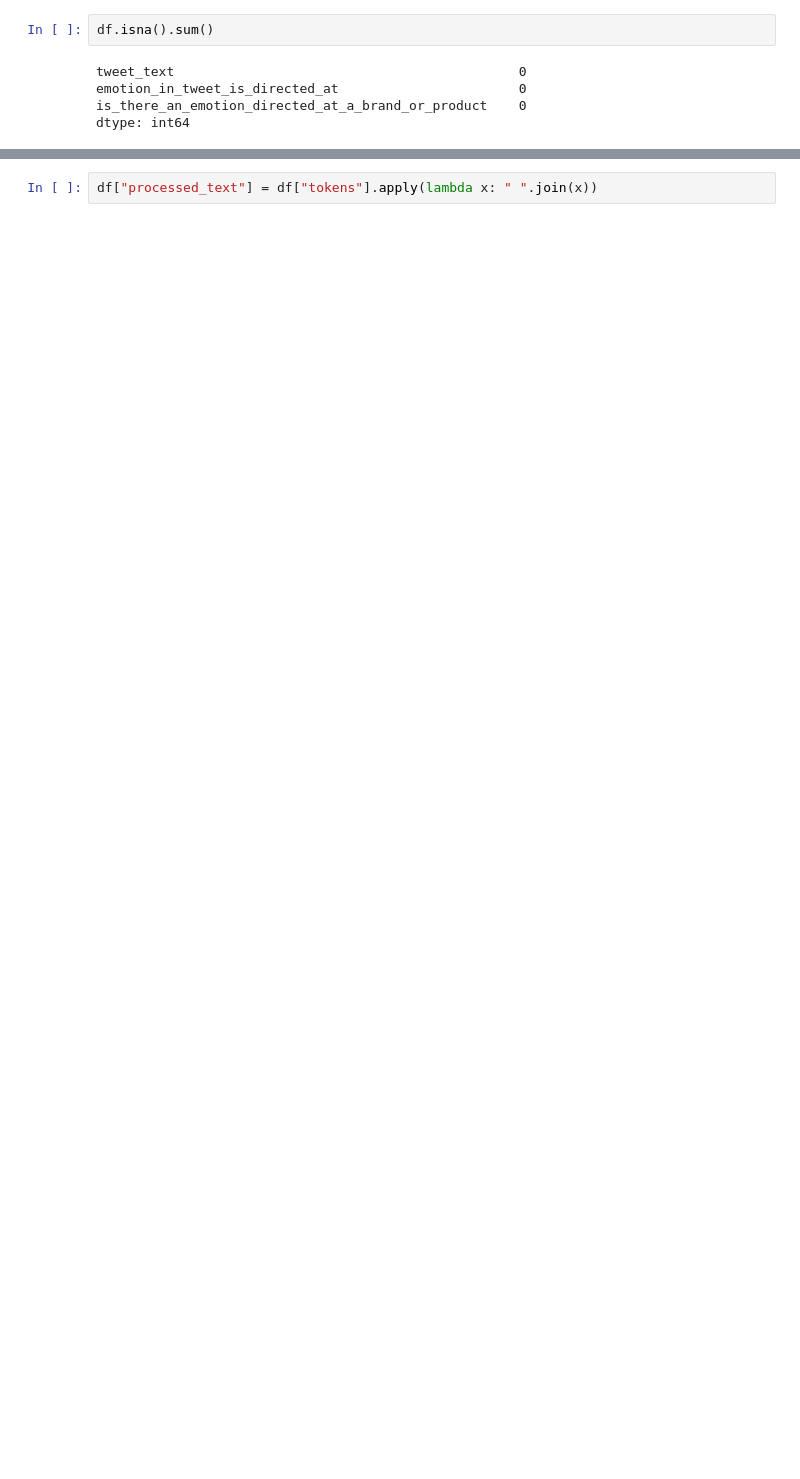
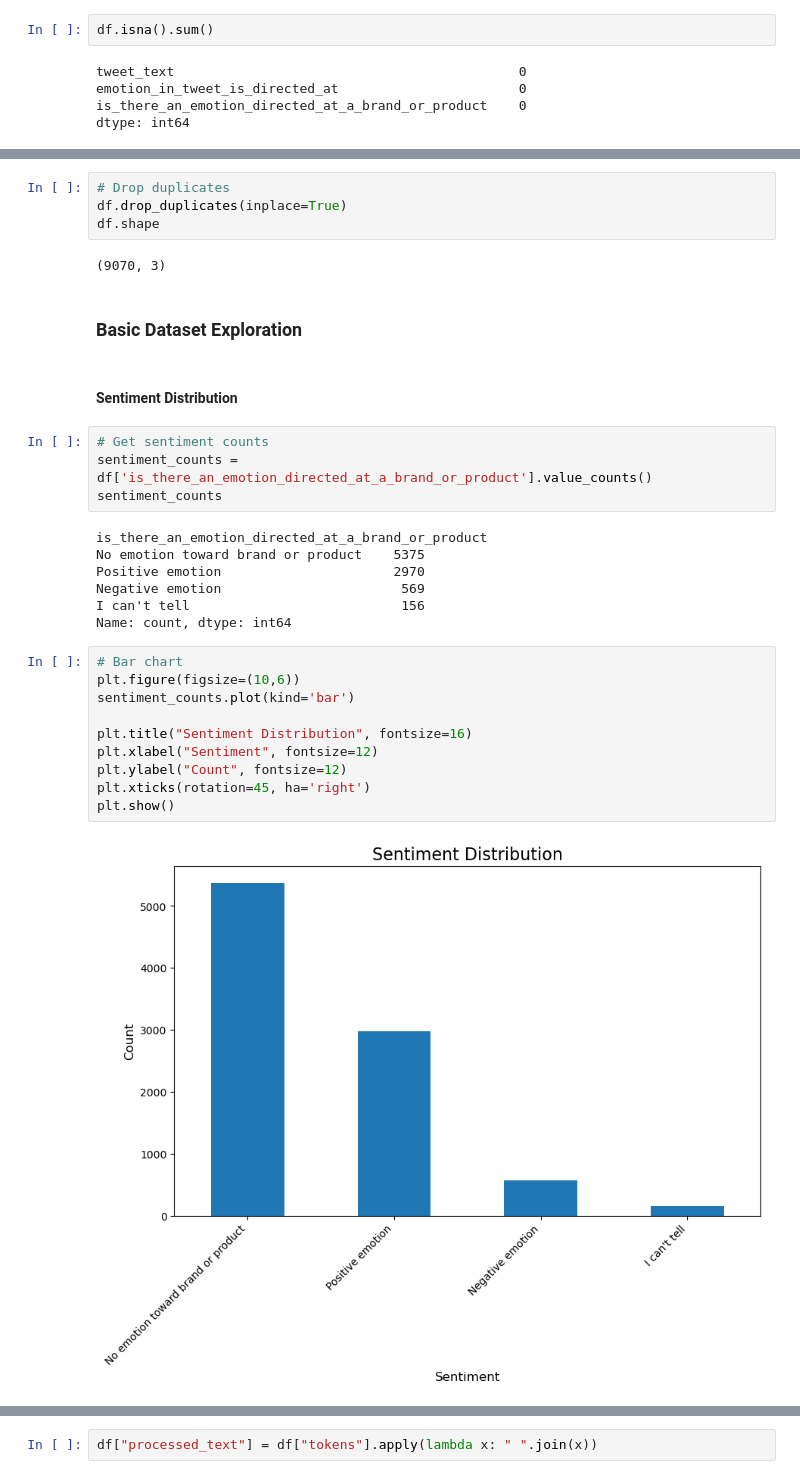
Before and after one commit to Hafsa-mohamed-Ad3n/Sentimental-Analysis-of-Tweets, a Jupyter notebook: tweets_analysis.ipynb, the cells around one changed output, grey strips where cells are left out. Cells and saved outputs as stored; diff of their text form; blank space fills up the shorter version.

```diff
--- a/tweets_analysis.ipynb
+++ b/tweets_analysis.ipynb
@@ -119,0 +157,33 @@ dtype: int64
+# %%
+# Drop duplicates
+df.drop_duplicates(inplace=True)
+df.shape
+# %% [output]
+(9070, 3)
+# %% [markdown]
+### Basic Dataset Exploration
+# %% [markdown]
+#### Sentiment Distribution
+# %%
+# Get sentiment counts
+sentiment_counts = df['is_there_an_emotion_directed_at_a_brand_or_product'].value_counts()
+sentiment_counts
+# %% [output]
+is_there_an_emotion_directed_at_a_brand_or_product
+No emotion toward brand or product    5375
+Positive emotion                      2970
+Negative emotion                       569
+I can't tell                           156
+Name: count, dtype: int64
+# %%
+# Bar chart
+plt.figure(figsize=(10,6))
+sentiment_counts.plot(kind='bar')
+
+plt.title("Sentiment Distribution", fontsize=16)
+plt.xlabel("Sentiment", fontsize=12)
+plt.ylabel("Count", fontsize=12)
+plt.xticks(rotation=45, ha='right')
+plt.show()
+# %% [output]
+[figure, added]
```
Also changed, not shown: parts of 38 cells of this notebook.
